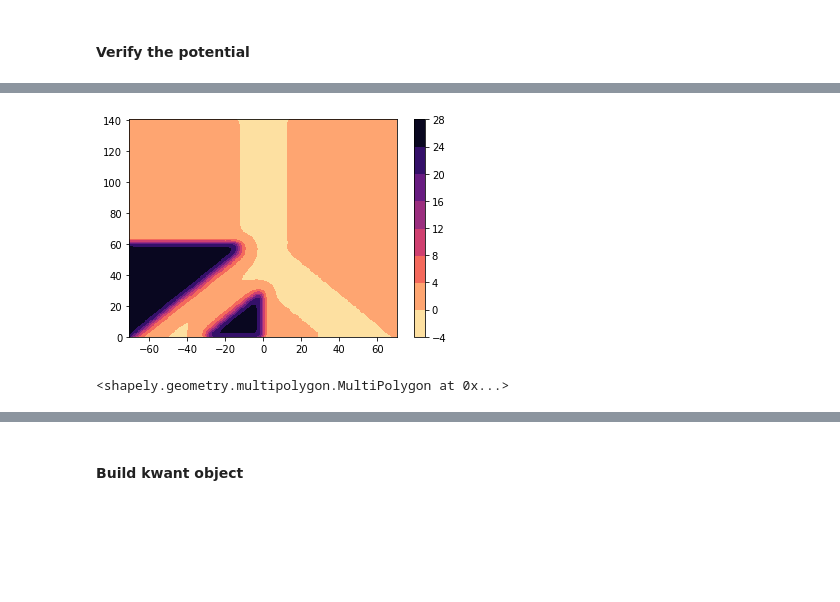
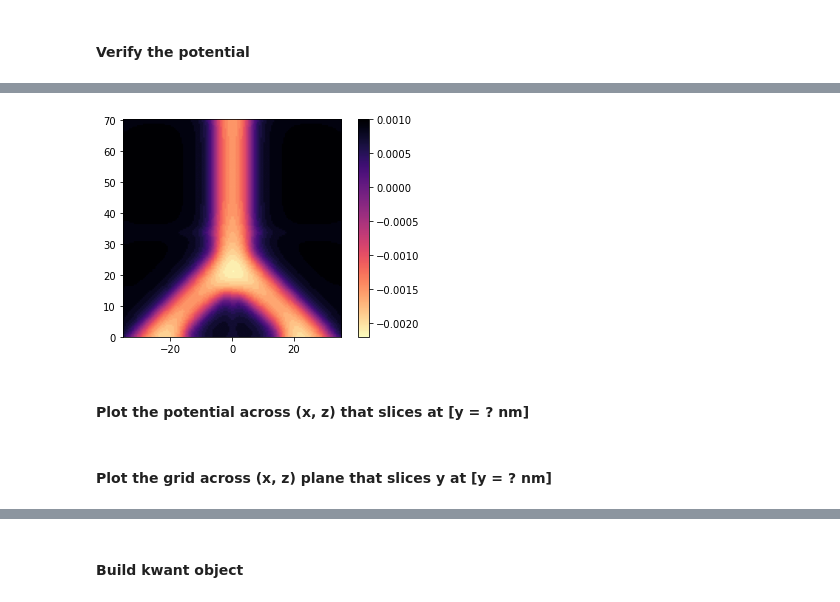
Before and after one commit to Satin21/Trijunction, a Jupyter notebook: analysis/Y.ipynb, the cells around one changed output, grey strips where cells are left out. Cells and saved outputs as stored; diff of their text form; code cells hidden in the pictures; blank space fills up the shorter version.

```diff
--- a/analysis/Y.ipynb
+++ b/analysis/Y.ipynb
@@ -373,13 +289,21 @@ for region in voltage_regions: voltages[region] = 0.0e-3
 # %%
-voltages['left_1'] = -45.0
-voltages['left_2'] = -45.0
+depleted = -1e-3
+acumulate = 4e-3
 
-voltages['right_1'] = -1.0
-voltages['right_2'] = -1.0
+def voltage_dict(depleted, acumulate):
+    voltages = {}
 
-voltages['top_1'] = -1.0
-voltages['top_2'] = -1.0
+    voltages['left_1'] = depleted
+    voltages['left_2'] = depleted
 
-voltages['back_gate'] = +0.5
+    voltages['right_1'] = depleted
+    voltages['right_2'] = depleted
+
+    voltages['top_1'] = depleted
+    voltages['top_2'] = depleted
+
+    voltages['global_accumul'] = acumulate
+
+    return voltages
 # %%
-voltages
+voltages = voltage_dict(depleted, acumulate)
@@ -401,11 +314,11 @@ charges = {}
 clean_potential = gate_potential(
         poisson_system,
         linear_problem,
-        site_coords[:, [0, 1, 2]],
+        site_coords[:, [0, 1]],
         site_indices,
         voltages,
         charges,
-        offset = offset,
-        grid_spacing = a
+        offset=offset,
+        grid_spacing=a
     )
 # %% [output]
@@ -416,7 +329,7 @@ coordinates = np.array(list(clean_potential.keys()))
 
 x = coordinates[:, 0]
 y = coordinates[:, 1]
-width = np.unique(x).shape[0]
-X = x.reshape(width, -1) / a
-Y = y.reshape(width, -1) / a
-Z = np.round(np.array(list(clean_potential.values())).reshape(width, -1) * -1, 4)
+width_plot = np.unique(x).shape[0]
+X = x.reshape(width_plot, -1) / a
+Y = y.reshape(width_plot, -1) / a
+Z = np.round(np.array(list(clean_potential.values())).reshape(width_plot, -1) * -1, 4)
@@ -427,11 +336,8 @@ norm_Z = HistogramNormalize(Z)
 # %%
 plt.figure()
-# plt.imshow(np.rot90(Z), extent = (xmin, xmax, ymin, ymax), cmap = 'magma_r')
-plt.contourf(X, Y, Z, cmap = 'magma_r')
+plt.imshow(np.rot90(Z), extent = (xmin, xmax, ymin, ymax), cmap = 'magma_r')
 plt.colorbar();
 # %% [output]
-[figure, old version]
+[figure, new version]
-# %%
-unary_union([Polygon(gate) for gate in gates_vertex])
-# %% [output]
-<shapely.geometry.multipolygon.MultiPolygon at 0x...>
+# %% [markdown]
+#### Plot the potential across (x, z) that slices at [y = ? nm]
@@ -437,0 +368,2 @@ unary_union([Polygon(gate) for gate in gates_vertex])
+# %% [markdown]
+#### Plot the grid across (x, z) plane that slices y at [y = ? nm]
```
Also changed, not shown: parts of 53 cells of this notebook, 2 other files.
